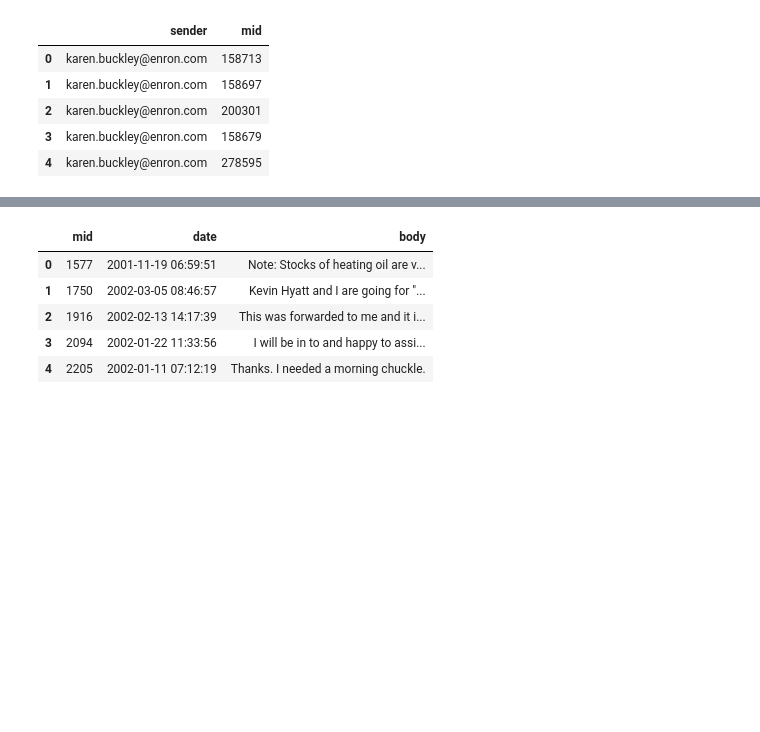
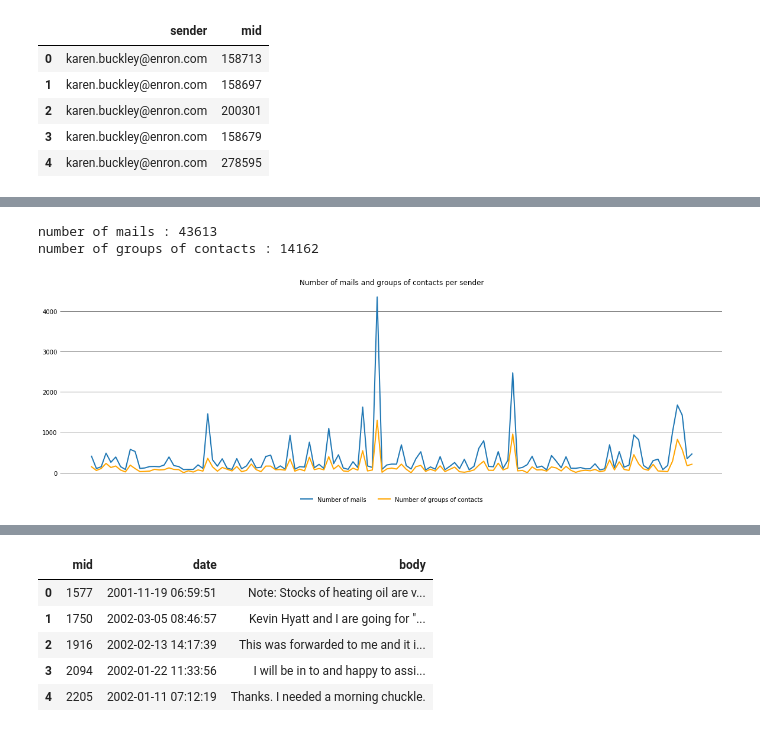
Before and after one commit to GRichard513/Mail_Recipients, a Jupyter notebook: Email_recipient_recommandation.ipynb, the cells around one changed output, grey strips where cells are left out. Cells and saved outputs as stored; diff of their text form; code cells hidden in the pictures; blank space fills up the shorter version.

```diff
--- a/Email_recipient_recommandation.ipynb
+++ b/Email_recipient_recommandation.ipynb
@@ -85,0 +106,80 @@ training_info.head()
+# %%
+print('number of mails : %s' %training_info.shape[0])
+print('number of groups of contacts : %s' %training_info.recipients.unique().shape[0])
+# %% [output]
+number of mails : 43613
+number of groups of contacts : 14162
+# %%
+# convert training set to dictionary
+# each sender is described with a key and is associated a list of message IDs (mids)
+emails_ids_per_sender = {}
+for index, series in training.iterrows():
+    row = series.tolist()
+    sender = row[0]
+    ids = row[1:][0].split(' ')
+    emails_ids_per_sender[sender] = ids
+
+# save all unique sender names
+all_senders = emails_ids_per_sender.keys()
+# %%
+nb_mails = {}
+nb_groups = {}
+for sender in all_senders:
+    training_info_sender= training_info[training_info['sender']==sender]
+    nb_mails[sender] = training_info_sender.shape[0]
+    nb_groups[sender] = training_info_sender.recipients.unique().shape[0]
+# %%
+fig, ax1 = plt.subplots(figsize=[20,6])
+ax1.plot([nb_mails[d] for d in all_senders], label='Number of mails', linewidth = 2)
+ax1.plot([nb_groups[d] for d in all_senders], label='Number of groups of contacts', color='orange', linewidth = 2)
+
+# ax1.set_xlabel('senders')
+# ax1.set_ylabel('number of mails')
+# ax1.set_xticks(range(len(all_senders)))
+# ax1.set_xticklabels([d for d in all_senders], rotation='vertical')
+ax1.set_xticks(range(0))
+ax1.tick_params(
+    axis='y',          # changes apply to the x-axis
+    which='both',      # both major and minor ticks are affected
+    bottom='off',      # ticks along the bottom edge are off
+    top='off',         # ticks along the top edge are off
+    left = 'on',
+    right = 'off',
+    labelleft='on', # labels along the bottom edge are off
+    color = gray_light)
+
+ax1.set_xticklabels('')
+
+# remove border of the graph
+ax1.spines['top'].set_visible(False)
+ax1.spines['right'].set_visible(False)
+ax1.spines['bottom'].set_visible(False)
+ax1.spines['left'].set_visible(False)
+
+# set grid
+ax1.grid(True, which = 'both', axis='y', color=gray_light, linestyle='-')
+
+# annotating graph
+#for sender in top_sender:
+#    x = [d for d in nb_sender].index(sender)
+#    y = nb_sender[sender]
+#    xy = (x,y)
+#    xtext = ((-1)**top_sender.index(sender))*50
+#    xytext = (xtext, -30)
+#    ax1.annotate(sender, xy=xy,  xycoords='data',
+#                    xytext=xytext, textcoords='offset points',
+#                    arrowprops=dict(arrowstyle='- >',connectionstyle='arc3,rad=0.05')
+#                    )
+
+#ax2 = ax1.twinx()
+#ax2.plot([nb_groups[d] for d in all_senders], label='number of groups of contacts', color='orange')
+#ax2.set_ylabel('number of groups of contacts')
+
+h1, l1 = ax1.get_legend_handles_labels()
+#h2, l2 = ax2.get_legend_handles_labels()
+plt.legend(h1, l1, loc='upper center', bbox_to_anchor=(0.5, -0.05), ncol=2, frameon=False)
+plt.title('Number of mails and groups of contacts per sender')
+fig.savefig('plots/number_mails_groups.png',bbox_inches='tight', transparent=False)
+plt.show()
+# %% [output]
+[figure, added]
```
Also changed, not shown: parts of 21 cells of this notebook.
